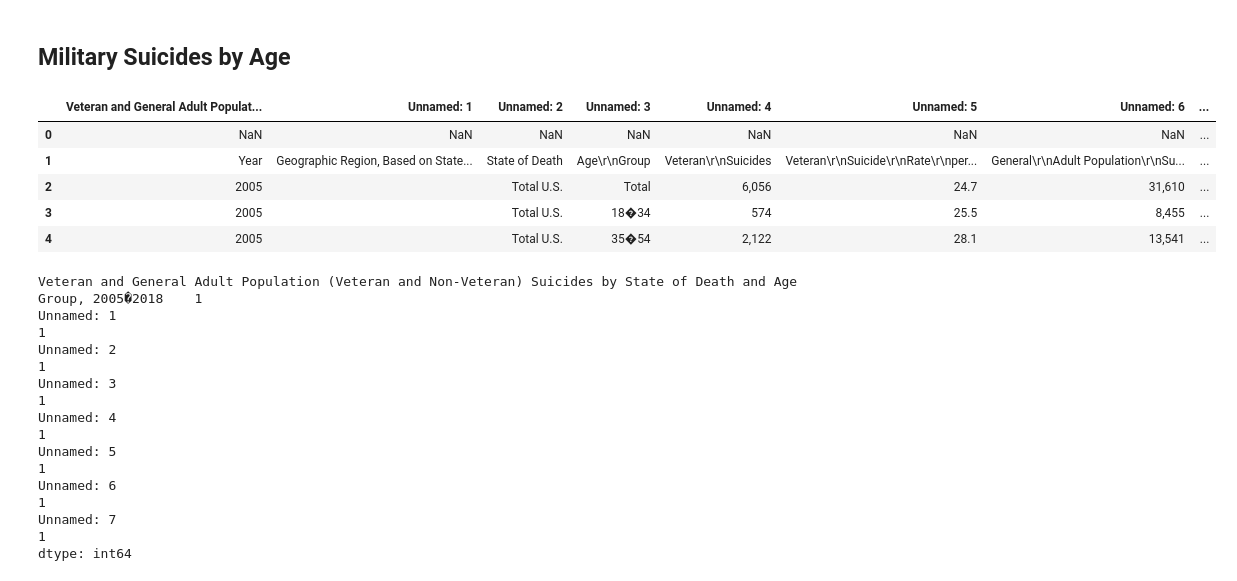
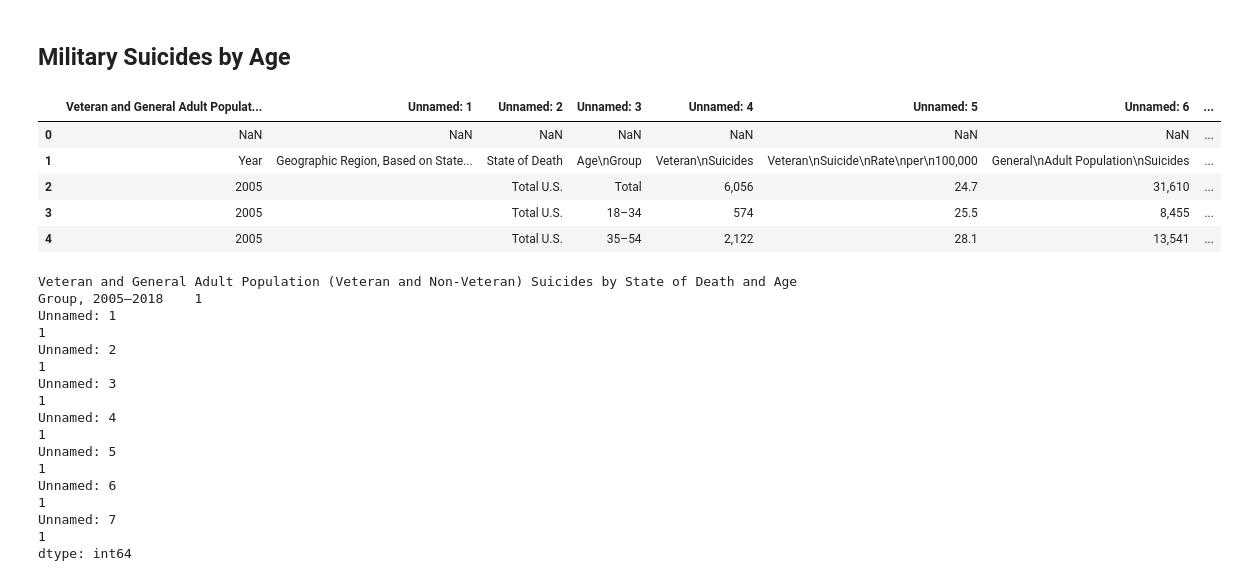
Before and after one commit to j89livingston/FSPC_Dashboard, a Jupyter notebook: Resources/Military Suicide Data/military suicides by age.ipynb, the cells around one changed output. Cells and saved outputs as stored; diff of their text form; code cells hidden in the pictures.

```diff
--- a/Resources/Military Suicide Data/military suicides by age.ipynb
+++ b/Resources/Military Suicide Data/military suicides by age.ipynb
@@ -6,23 +6,23 @@ import pandas as pd
 import numpy as np
 # %%
 #Import data
-data = "mulitary suicides by age.csv" #Typo in filename *****
+data = "military suicides by age.csv"
 age_df = pd.read_csv(data)
 
 #Check data
 age_df.head()
 # %% [output]
 |  | Veteran and General Adult Populat... | Unnamed: 1 | Unnamed: 2 | Unnamed: 3 | Unnamed: 4 | Unnamed: 5 | Unnamed: 6 | ... |
 | 0 | NaN | NaN | NaN | NaN | NaN | NaN | NaN | ... |
-| 1 | Year | Geographic Region, Based on State... | State of Death | Age\r\nGroup | Veteran\r\nSuicides | Veteran\r\nSuicide\r\nRate\r\nper... | General\r\nAdult Population\r\nSu... | ... |
+| 1 | Year | Geographic Region, Based on State... | State of Death | Age\nGroup | Veteran\nSuicides | Veteran\nSuicide\nRate\nper\n100,000 | General\nAdult Population\nSuicides | ... |
 | 2 | 2005 |  | Total U.S. | Total | 6,056 | 24.7 | 31,610 | ... |
-| 3 | 2005 |  | Total U.S. | 18�34 | 574 | 25.5 | 8,455 | ... |
-| 4 | 2005 |  | Total U.S. | 35�54 | 2,122 | 28.1 | 13,541 | ... |
+| 3 | 2005 |  | Total U.S. | 18–34 | 574 | 25.5 | 8,455 | ... |
+| 4 | 2005 |  | Total U.S. | 35–54 | 2,122 | 28.1 | 13,541 | ... |
 # %%
 #Search for NAN Data
 age_df.isnull().sum()
 # %% [output]
-Veteran and General Adult Population (Veteran and Non-Veteran) Suicides by State of Death and Age Group, 2005�2018    1
+Veteran and General Adult Population (Veteran and Non-Veteran) Suicides by State of Death and Age Group, 2005–2018    1
 Unnamed: 1                                                                                                            1
 Unnamed: 2                                                                                                            1
 Unnamed: 3                                                                                                            1
```
Also changed, not shown: 7 other files.
